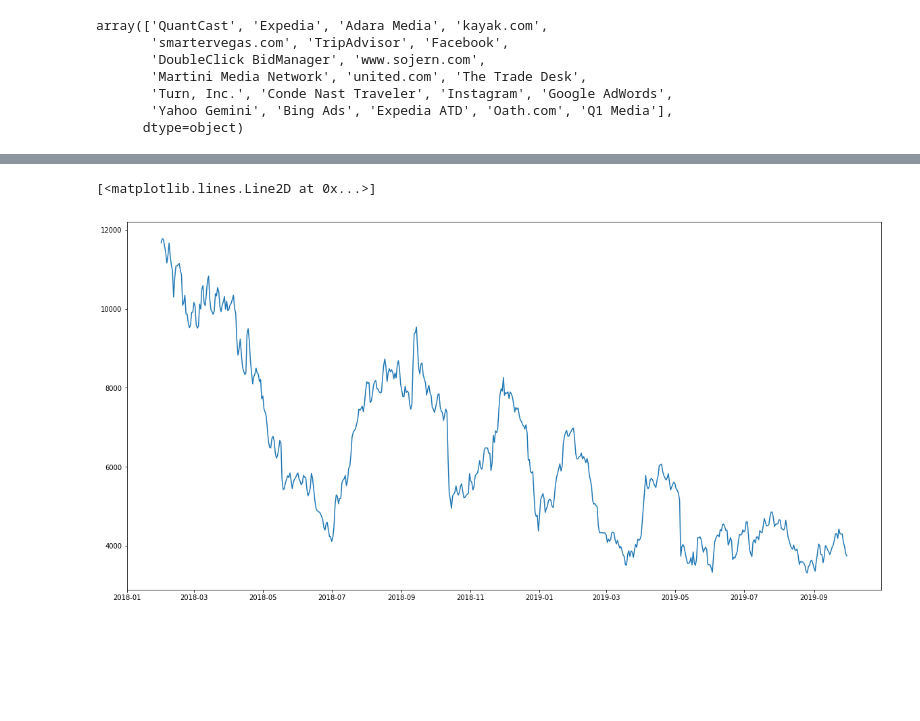
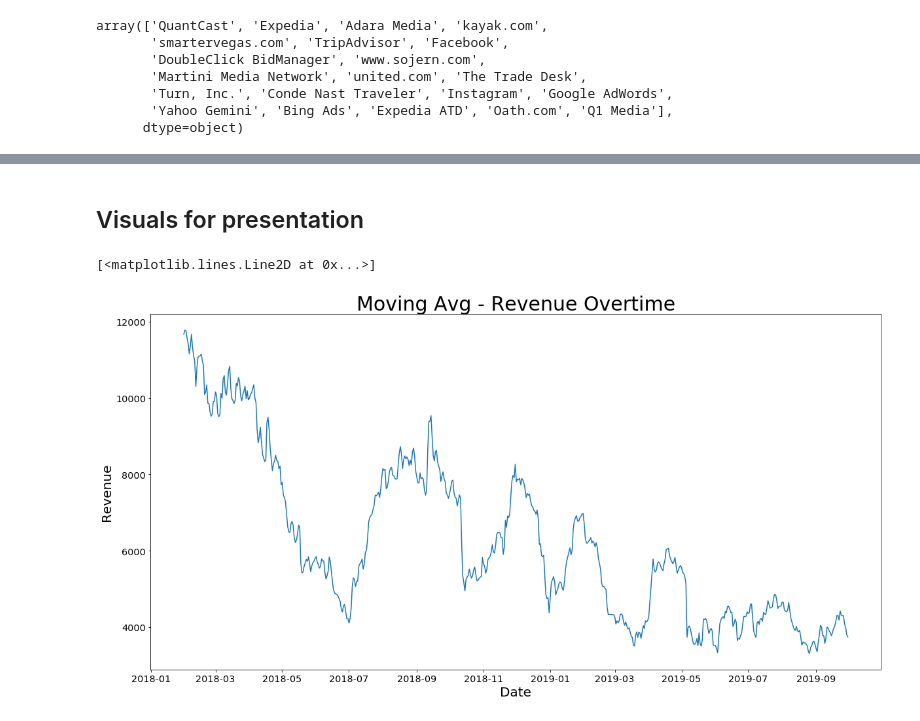
Before and after one commit to cbonfantep/Marketing-ROI-Prediction, a Jupyter notebook: All Models_Mov Avg.ipynb, the cells around one changed output, grey strips where cells are left out. Cells and saved outputs as stored; diff of their text form; code cells hidden in the pictures; blank space fills up the shorter version.

```diff
--- a/All Models_Mov Avg.ipynb
+++ b/All Models_Mov Avg.ipynb
@@ -336,12 +342,31 @@ TypeError: f() takes 1 positional argument but 2 were given
+# %% [markdown]
+## Visuals for presentation
 # %%
+## Showcase one moving average trend
+
 df = file_avg[file_avg['Site Name']=='The Trade Desk']
 
 x = df["Day"]
 y = df["Room Revenue*_Mov Avg"]
 
 plt.figure(figsize=(20,10))
 
+
+plt.title("Moving Avg - Revenue Overtime", fontsize=30)
+
+plt.xlabel("Date",fontsize=20)
+plt.ylabel("Revenue", fontsize=20)
+
+
+params = {'legend.fontsize': 'x-large',
+          'figure.figsize': (15, 5),
+         'axes.labelsize': 'x-large',
+         'axes.titlesize':'x-large',
+         'xtick.labelsize':'x-large',
+         'ytick.labelsize':'x-large'}
+plt.rcParams.update(params)
+
 plt.plot(x, y)
 # %% [output]
 [<matplotlib.lines.Line2D at 0x...>]
-[figure, old version]
+[figure, new version]
```
Also changed, not shown: parts of 36 cells of this notebook.
